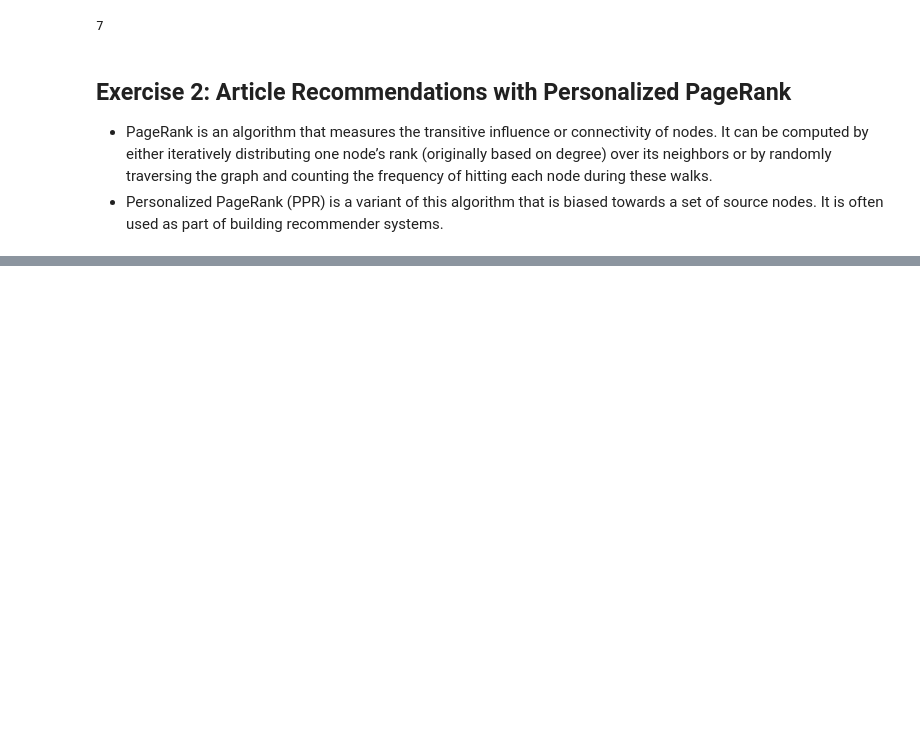
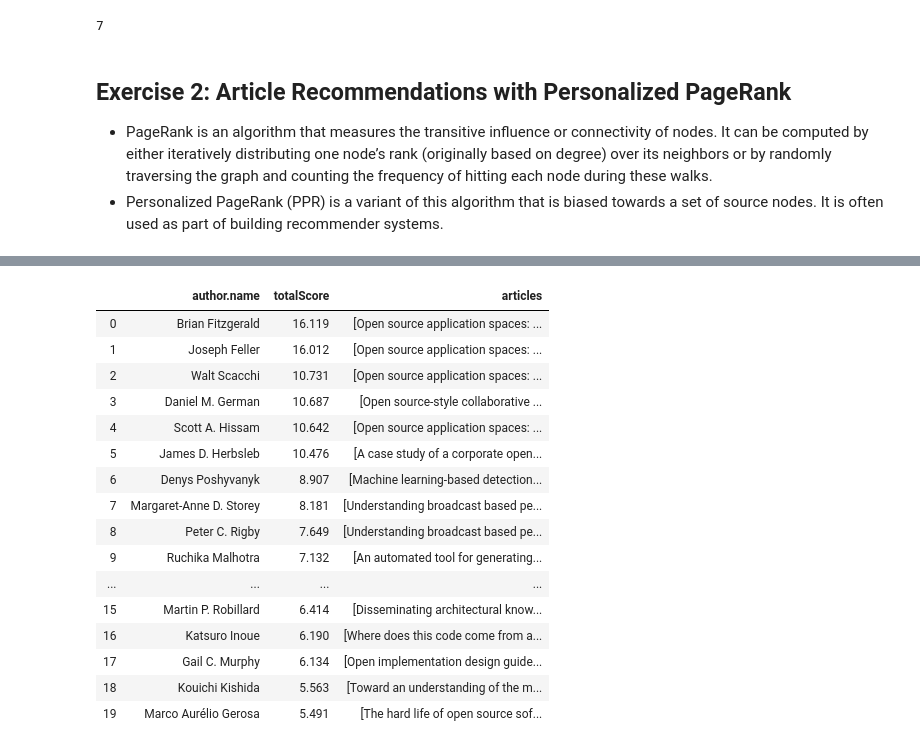
Before and after one commit to daddyjab/GraphDB_Notes, a Jupyter notebook: GDB-01-Explore_GraphDB.ipynb, the cells around one changed output, grey strips where cells are left out. Cells and saved outputs as stored; diff of their text form; code cells hidden in the pictures; blank space fills up the shorter version.

```diff
--- a/GDB-01-Explore_GraphDB.ipynb
+++ b/GDB-01-Explore_GraphDB.ipynb
@@ -538,0 +577,4 @@ sum(coc_df['n_cc_collabs'] > 3)
+# %%
+# Choosig a specific author
+q_args = {'authorName': authors_df['name'][0] }
+q_args
@@ -538,0 +609,7 @@ sum(coc_df['n_cc_collabs'] > 3)
+# %%
+# Create a fill text search index on the title and abstract properties of all Article nodes
+query = """
+CALL db.index.fulltext.createNodeIndex('articles', ['Article'], ['title', 'abstract'] )
+"""
+index_result = graph_cit.run(query).data()
+index_result
@@ -538,0 +618,11 @@ sum(coc_df['n_cc_collabs'] > 3)
+# %%
+# Confirm that the full-text search index has been created
+query = """
+CALL db.indexes()
+YIELD description, indexName, tokenNames, properties, state, type, progress
+WHERE type="node_fulltext"
+RETURN *
+"""
+
+check_idx_df = graph_cit.run(query).to_data_frame()
+check_idx_df
@@ -538,0 +632,10 @@ sum(coc_df['n_cc_collabs'] > 3)
+# %%
+# Example full text search
+query = """
+CALL db.index.fulltext.queryNodes("articles", "open source")
+YIELD node, score
+RETURN node.title, score, [(author)<-[:AUTHOR]-(node) | author.title] AS authors
+LIMIT 10
+"""
+ex_ftsearch_df = graph_cit.run(query).to_data_frame()
+ex_ftsearch_df
@@ -538,0 +654,31 @@ sum(coc_df['n_cc_collabs'] > 3)
+# %%
+# Example: Authors with the most articles published that contain the full text search term
+query = """
+CALL db.index.fulltext.queryNodes("articles", "open source")
+YIELD node, score
+MATCH (node)-[:AUTHOR]->(author)
+RETURN author.name, sum(score) AS totalScore, collect(node.title) AS articles
+ORDER By totalScore DESC
+LIMIT 20
+"""
+
+ex_auth_ftsearch_df = graph_cit.run(query).to_data_frame()
+ex_auth_ftsearch_df
+# %% [output]
+|  | author.name | totalScore | articles |
+| 0 | Brian Fitzgerald | 16.119 | [Open source application spaces: ... |
+| 1 | Joseph Feller | 16.012 | [Open source application spaces: ... |
+| 2 | Walt Scacchi | 10.731 | [Open source application spaces: ... |
+| 3 | Daniel M. German | 10.687 | [Open source-style collaborative ... |
+| 4 | Scott A. Hissam | 10.642 | [Open source application spaces: ... |
+| 5 | James D. Herbsleb | 10.476 | [A case study of a corporate open... |
+| 6 | Denys Poshyvanyk | 8.907 | [Machine learning-based detection... |
+| 7 | Margaret-Anne D. Storey | 8.181 | [Understanding broadcast based pe... |
+| 8 | Peter C. Rigby | 7.649 | [Understanding broadcast based pe... |
+| 9 | Ruchika Malhotra | 7.132 | [An automated tool for generating... |
+| ... | ... | ... | ... |
+| 15 | Martin P. Robillard | 6.414 | [Disseminating architectural know... |
+| 16 | Katsuro Inoue | 6.190 | [Where does this code come from a... |
+| 17 | Gail C. Murphy | 6.134 | [Open implementation design guide... |
+| 18 | Kouichi Kishida | 5.563 | [Toward an understanding of the m... |
+| 19 | Marco Aurélio Gerosa | 5.491 | [The hard life of open source sof... |
```
Also changed, not shown: parts of 9 cells of this notebook.
